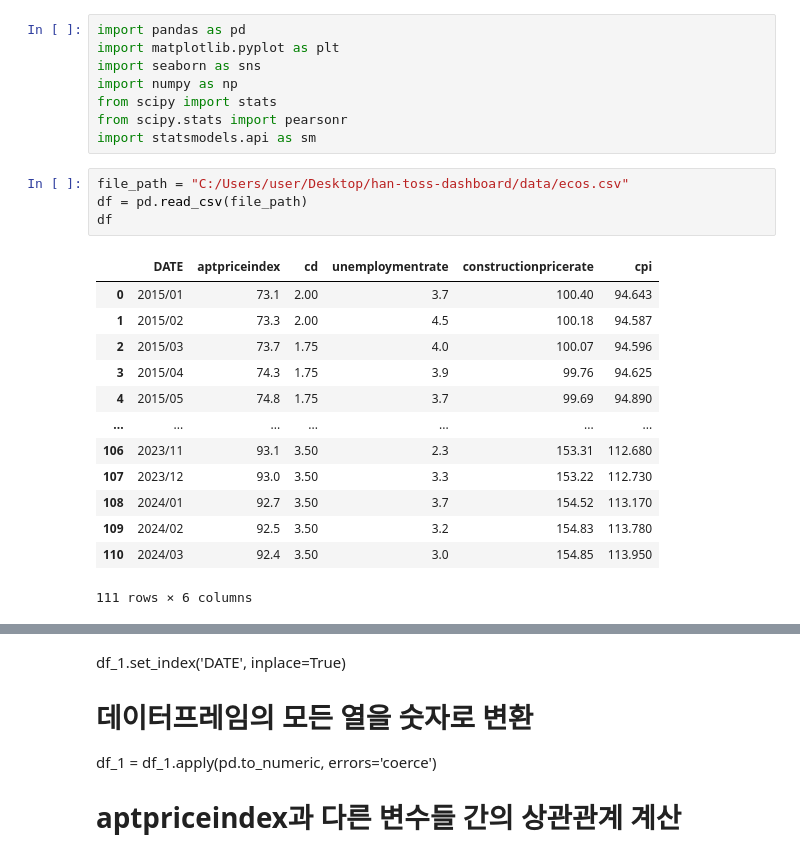
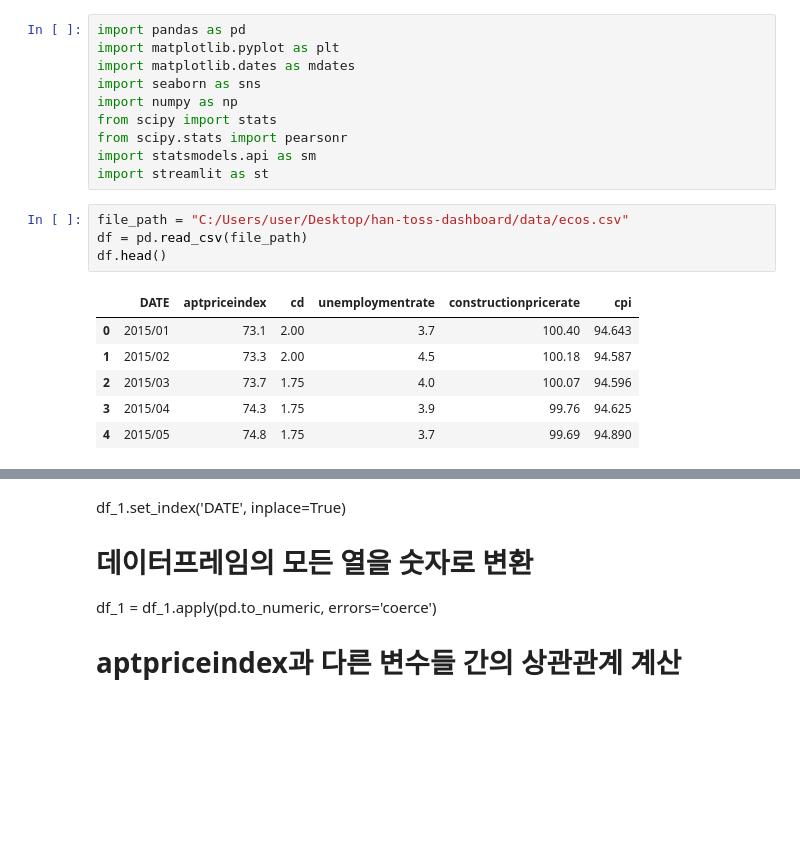
Before and after one commit to jsm326/han-toss-dashboard, a Jupyter notebook: python240715.ipynb, the cells around one changed output, grey strips where cells are left out. Cells and saved outputs as stored; diff of their text form; blank space fills up the shorter version.

```diff
--- a/python240715.ipynb
+++ b/python240715.ipynb
@@ -1,26 +1,21 @@
 # %%
 import pandas as pd
 import matplotlib.pyplot as plt
+import matplotlib.dates as mdates
 import seaborn as sns
 import numpy as np
 from scipy import stats
 from scipy.stats import pearsonr
 import statsmodels.api as sm
+import streamlit as st
 # %%
 file_path = "C:/Users/user/Desktop/han-toss-dashboard/data/ecos.csv"
 df = pd.read_csv(file_path)
-df
+df.head()
 # %% [output]
 |  | DATE | aptpriceindex | cd | unemploymentrate | constructionpricerate | cpi |
 | 0 | 2015/01 | 73.1 | 2.00 | 3.7 | 100.40 | 94.643 |
 | 1 | 2015/02 | 73.3 | 2.00 | 4.5 | 100.18 | 94.587 |
 | 2 | 2015/03 | 73.7 | 1.75 | 4.0 | 100.07 | 94.596 |
 | 3 | 2015/04 | 74.3 | 1.75 | 3.9 | 99.76 | 94.625 |
 | 4 | 2015/05 | 74.8 | 1.75 | 3.7 | 99.69 | 94.890 |
-| ... | ... | ... | ... | ... | ... | ... |
-| 106 | 2023/11 | 93.1 | 3.50 | 2.3 | 153.31 | 112.680 |
-| 107 | 2023/12 | 93.0 | 3.50 | 3.3 | 153.22 | 112.730 |
-| 108 | 2024/01 | 92.7 | 3.50 | 3.7 | 154.52 | 113.170 |
-| 109 | 2024/02 | 92.5 | 3.50 | 3.2 | 154.83 | 113.780 |
-| 110 | 2024/03 | 92.4 | 3.50 | 3.0 | 154.85 | 113.950 |
-111 rows × 6 columns
```
Also changed, not shown: parts of 11 cells of this notebook, 1 other file.
